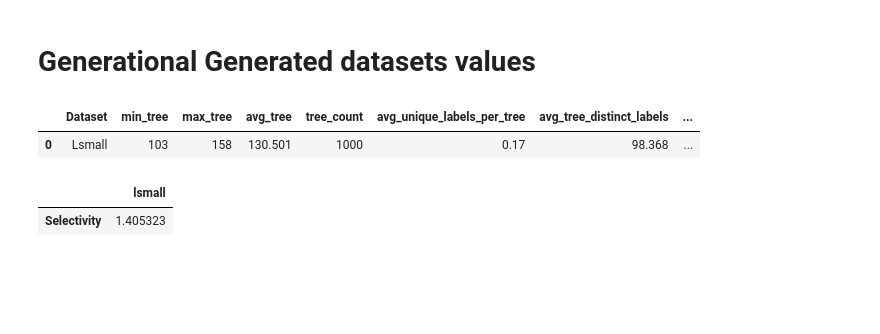
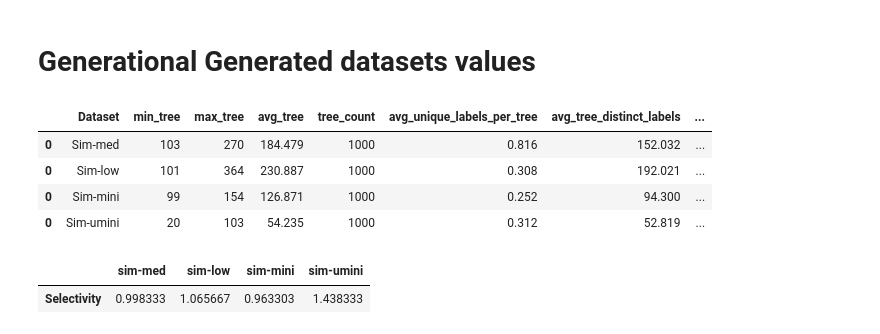
Before and after one commit to LukMRVC/tree-statistics, a Jupyter notebook: gen-datasets.ipynb, the cells around one changed output. Saved outputs shown, nothing was run; the diff lists cells and outputs as text; code cells hidden in the pictures; blank space fills up the shorter version.

```diff
--- a/gen-datasets.ipynb
+++ b/gen-datasets.ipynb
@@ -905,7 +866,8 @@ data
 # %% [markdown]
 # Generational Generated datasets values
 # %%
-datasets = ['lsmall']
+datasets = ['sim-med', 'sim-low', 'sim-mini', 'sim-umini']
+# datasets = ['sim-med', 'sim-low']
 # %%
 from os.path import join
 def get_query_runtime_for_ds(basepath: str, ds: str):
@@ -1138,13 +1105,16 @@ def plot_timesdata(plot_timesdata: pd.DataFrame):
 # %%
 hue_color_palette = {'searching': sns.color_palette()[0], 'verification': sns.color_palette()[1]}
 # %%
-data: PlotData = get_plot_data_ds('resources/workloads/generational/generated-40-60/')
+data: PlotData = get_plot_data_ds('resources/workloads/generational/generated-20-40/')
 display(data.statistics)
 # %% [output]
 |  | Dataset | min_tree | max_tree | avg_tree | tree_count | avg_unique_labels_per_tree | avg_tree_distinct_labels | ... |
-| 0 | Lsmall | 103 | 158 | 130.501 | 1000 | 0.17 | 98.368 | ... |
+| 0 | Sim-med | 103 | 270 | 184.479 | 1000 | 0.816 | 152.032 | ... |
+| 0 | Sim-low | 101 | 364 | 230.887 | 1000 | 0.308 | 192.021 | ... |
+| 0 | Sim-mini | 99 | 154 | 126.871 | 1000 | 0.252 | 94.300 | ... |
+| 0 | Sim-umini | 20 | 103 | 54.235 | 1000 | 0.312 | 52.819 | ... |
 # %%
 display(data.sdf)
 # %% [output]
-|  | lsmall |
-| Selectivity | 1.405323 |
+|  | sim-med | sim-low | sim-mini | sim-umini |
+| Selectivity | 0.998333 | 1.065667 | 0.963303 | 1.438333 |
```
Also changed, not shown: parts of 36 cells of this notebook, 5 other files.
